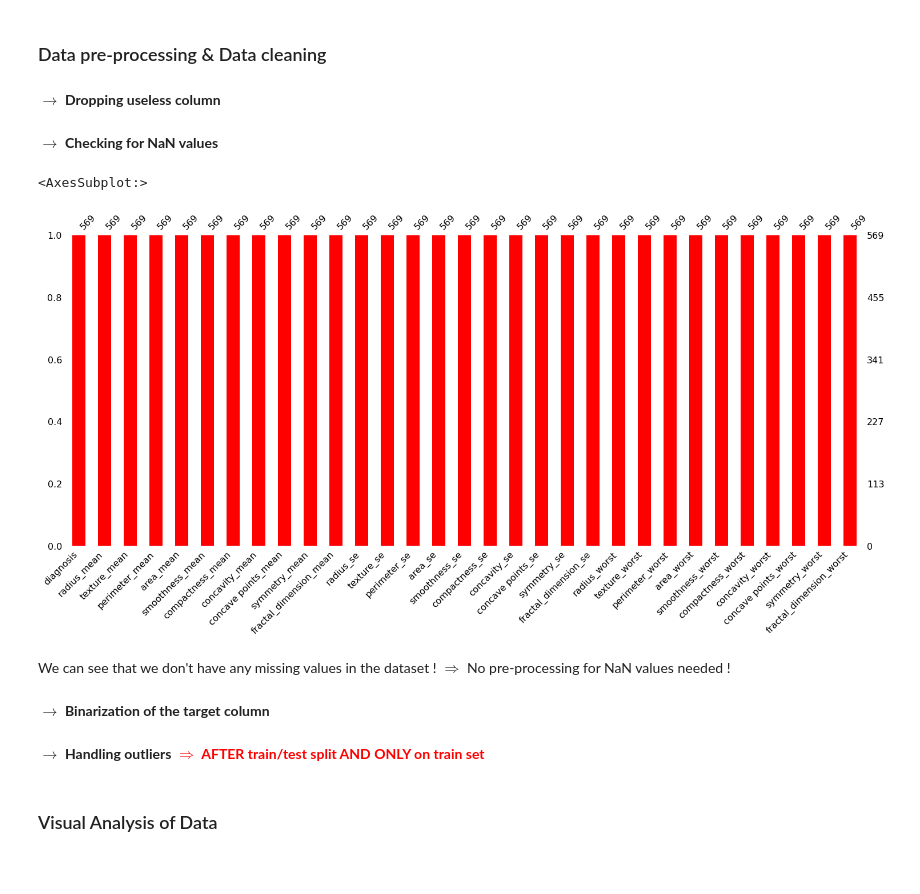
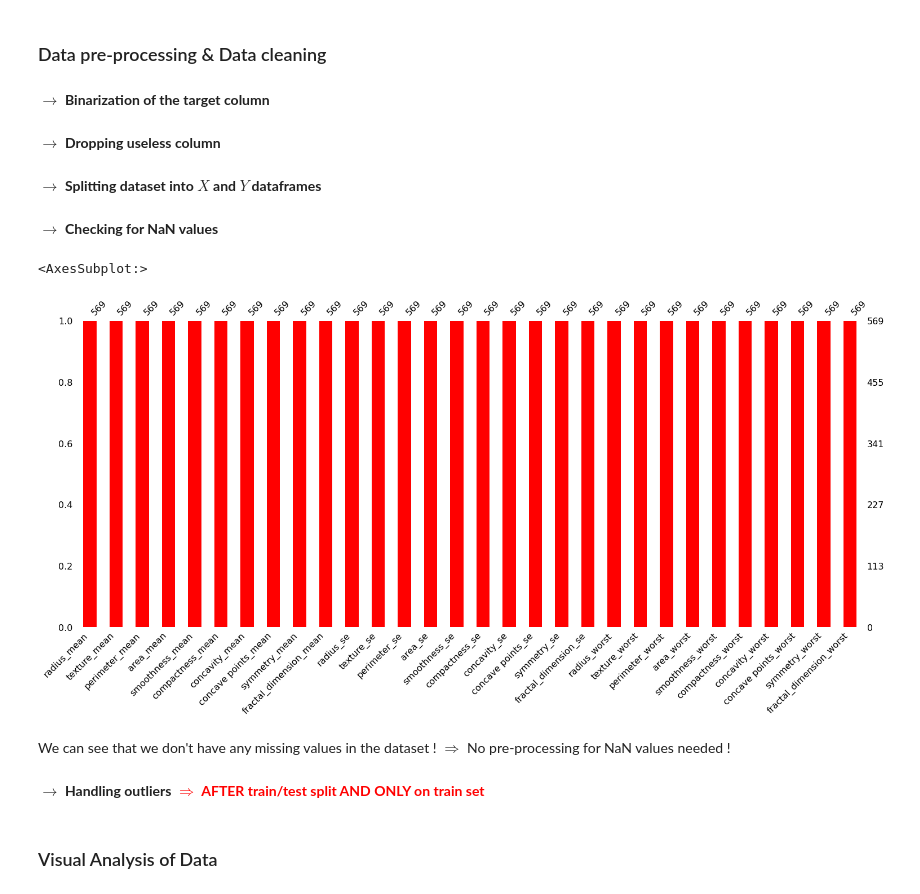
Before and after one commit to lcsrodriguez/intro-ml-assignment, a Jupyter notebook: assignment.ipynb, the cells around one changed output. Saved outputs shown, nothing was run; the diff lists cells and outputs as text; code cells hidden in the pictures; blank space fills up the shorter version.

```diff
--- a/assignment.ipynb
+++ b/assignment.ipynb
@@ -450,9 +475,9 @@ from sklearn.metrics import confusion_matrix
 from sklearn.model_selection import cross_val_score
 
 # Settings
-plt.rcParams.update({'font.size': 20, 'figure.figsize': (10, 8)}) # set font and plot size to be larger
+plt.rcParams.update({'font.size': 15, 'figure.figsize': (10, 8)}) # set font and plot size to be larger
 warnings.filterwarnings("ignore")
 
 # Reading & Declaration the main dataset file
 filename = "exercise-1-2.csv"
-df = pd.read_csv(filename, index_col="id")
+df = pd.read_csv(filename, index_col="id", na_values=np.nan)
@@ -459,4 +506,4 @@ df = pd.read_csv(filename, index_col="id")
 # %% [markdown]
 ### Data pre-processing & Data cleaning
-# %% [markdown]
-$\longrightarrow$ **Dropping useless column**
+# %% [markdown]
+$\longrightarrow$ **Binarization of the target column**
@@ -463,13 +512,18 @@ $\longrightarrow$ **Dropping useless column**
+# %% [markdown]
+$\longrightarrow$ **Dropping useless column**
 # %%
 df.drop("Unnamed: 32", axis = 1, inplace = True)
-# %% [markdown]
-$\longrightarrow$ **Checking for NaN values**
+# %% [markdown]
+$\longrightarrow$ **Splitting dataset into $X$ and $Y$ dataframes**
+# %%
+X = df.copy()
+Y = X.pop("diagnosis")
+# %% [markdown]
+$\longrightarrow$ **Checking for NaN values**
 # %%
-msno.bar(df, color="red")
+msno.bar(X, color="red")
 # %% [output]
 <AxesSubplot:>
-[figure, old version]
+[figure, new version]
 # %% [markdown]
 We can see that we don't have any missing values in the dataset ! $\Longrightarrow$ No pre-processing for NaN values needed !
-# %% [markdown]
-$\longrightarrow$ **Binarization of the target column**
@@ -478,5 +530,5 @@ df["diagnosis"] = (df["diagnosis"] == "M").astype(int)
-# %% [markdown]
-$\longrightarrow$ **Handling outliers** <b style="color:red">$\Longrightarrow$ AFTER train/test split AND ONLY on train set</b>
+# %% [markdown]
+$\longrightarrow$ **Handling outliers** <b style="color:red">$\Longrightarrow$ AFTER train/test split AND ONLY on train set</b>
 # %% [markdown]
 ### Visual Analysis of Data
 # %% [markdown]
```
Also changed, not shown: parts of 60 cells of this notebook.
